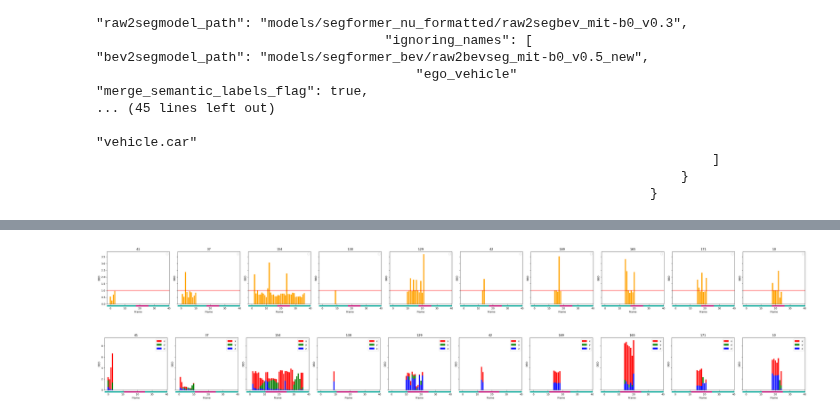
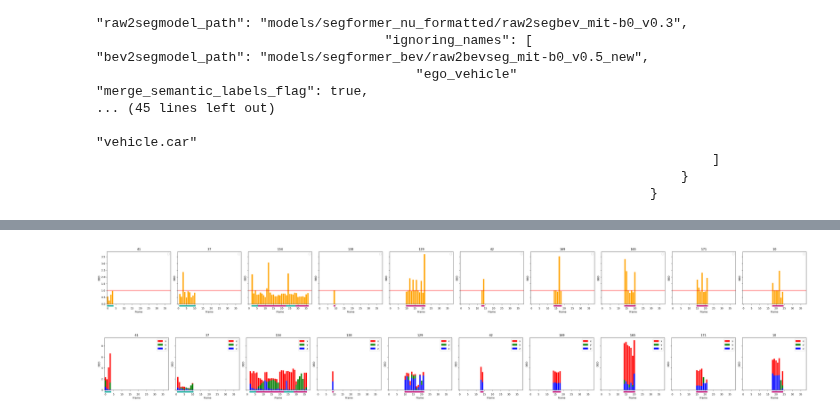
Before and after one commit to alanglk/BEV2Seg_2, a Jupyter notebook: notebooks/evaluate_3d_detections.ipynb, the cells around one changed output, grey strips where cells are left out. Saved outputs shown, nothing was run; the diff lists cells and outputs as text; code cells hidden in the pictures.

```diff
--- a/notebooks/evaluate_3d_detections.ipynb
+++ b/notebooks/evaluate_3d_detections.ipynb
@@ -416,10 +576,12 @@ data['scene-0061']['frames'][9]
 # %%
 # show_metric_for_each_gt_obj(data, 'scene-0061', 'bbd', yline=1.0)
-show_metric_for_each_gt_obj(data, 'scene-0061', 'bbd', yline=1.0, is_turning_frame=TURNING_FLAGS_5DEG)
+relative_rotation_dict = get_relative_rotation_dict(data, 'scene-0061')
+show_metric_for_each_gt_obj(data, 'scene-0061', 'bbd', yline=1.0, relative_rotation=relative_rotation_dict)
 # %% [output]
-[figure, old version]
+[figure, new version]
 # %%
 # show_metric_for_each_gt_obj(data, 'scene-0061', 'ded')
-show_metric_for_each_gt_obj(data, 'scene-0061', 'ded', is_turning_frame=TURNING_FLAGS_CUSTOM)
+relative_rotation_dict = get_relative_rotation_dict(data, 'scene-0061')
+show_metric_for_each_gt_obj(data, 'scene-0061', 'ded', relative_rotation=relative_rotation_dict)
 # %% [output]
-[figure, old version]
+[figure, new version]
```
Also changed, not shown: parts of 7 cells of this notebook, 1 other file.
